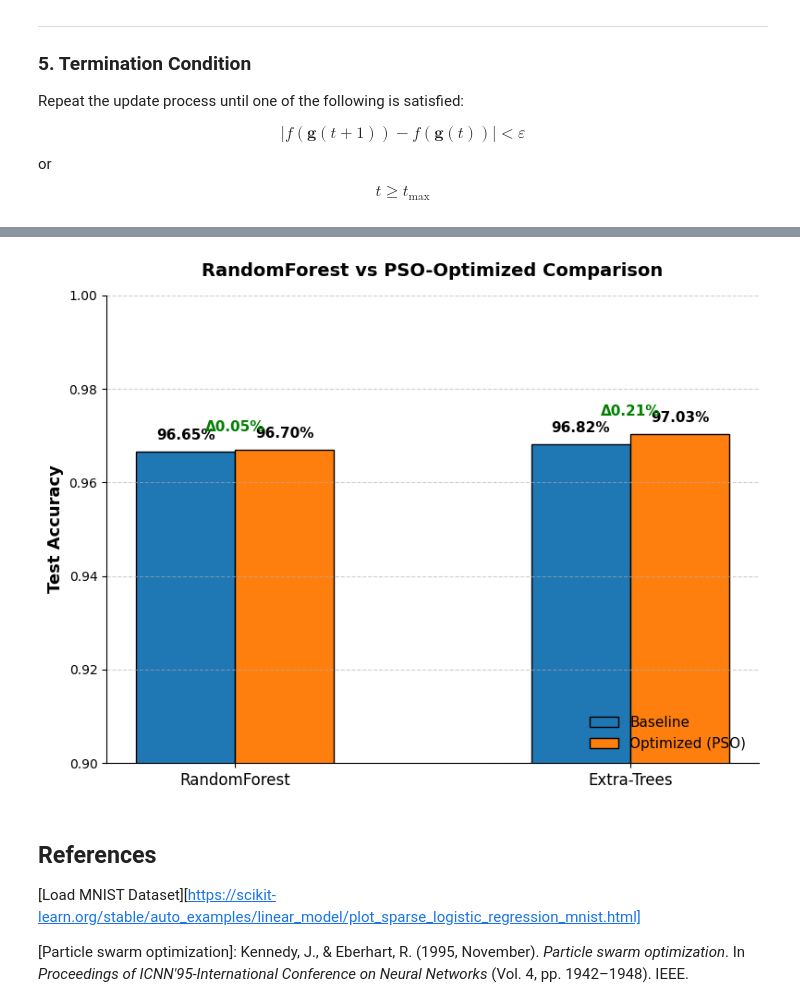
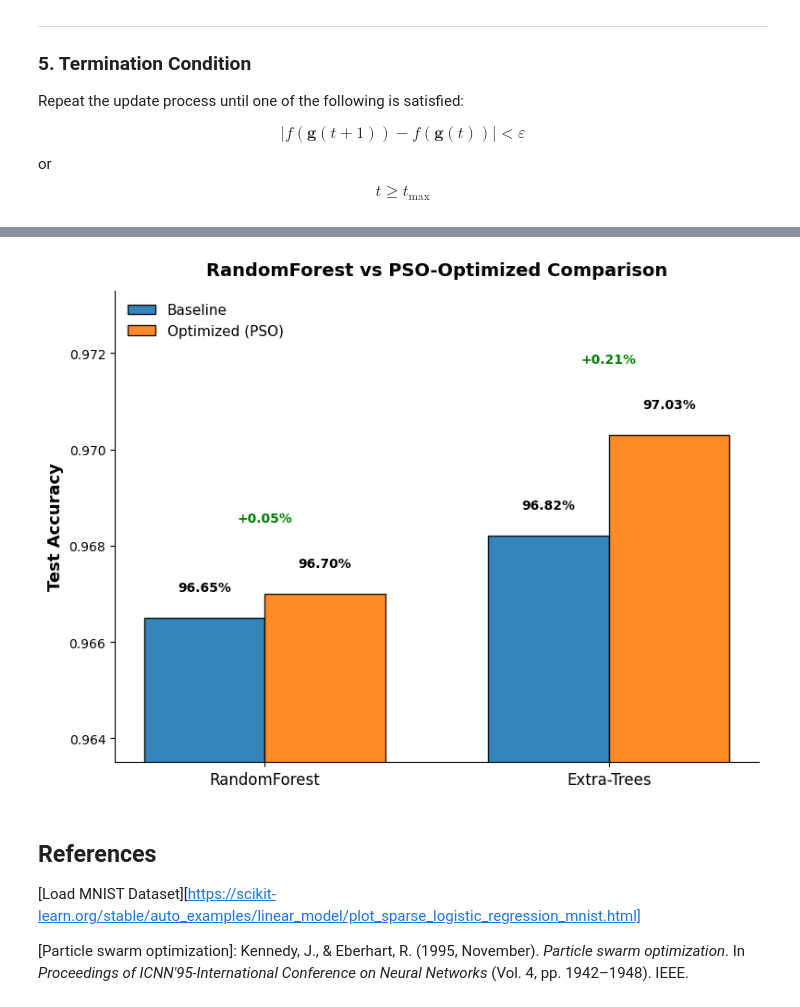
Before and after one commit to appleiphonedddd/NCNU_ML_HW2, a Jupyter notebook: MNIST.ipynb, the cells around one changed output, grey strips where cells are left out. Saved outputs shown, nothing was run; the diff lists cells and outputs as text; code cells hidden in the pictures.

```diff
--- a/MNIST.ipynb
+++ b/MNIST.ipynb
@@ -619,7 +619,7 @@ def fitness_function(params):
 
     return 1 - val_acc  # Minimize the error
 
-def pso_optimize(fitness_func, bounds, num_particles=10, max_iter=10):
+def pso_optimize(fitness_func, bounds, num_particles=10, max_iter=20):
     dim = len(bounds)
     particles = np.random.rand(num_particles, dim)
     for i in range(dim):
@@ -708,42 +718,73 @@ Test accuracy (Optimized Extra-Trees): 97.03%
 # %%
 # Show optimized classifiers test accuracy comparison bar chart, comparing with previous results.
 
 groups = ['RandomForest', 'Extra-Trees']
 
 baseline_acc = [rf_test_acc, et_test_acc]
 optimized_acc = [optimized_rf_test_acc, optimized_et_test_acc]
 
 x = np.arange(len(groups))
-width = 0.25
+width = 0.35
 
 plt.figure(figsize=(8, 6))
 
-bars1 = plt.bar(x - width/2, baseline_acc, width, label='Baseline', color='#1f77b4', edgecolor='black')
-bars2 = plt.bar(x + width/2, optimized_acc, width, label='Optimized (PSO)', color='#ff7f0e', edgecolor='black')
+bars1 = plt.bar(
+    x - width/2, baseline_acc, width,
+    label='Baseline',
+    color='#1f77b4',
+    edgecolor='black',
+    alpha=0.9
+)
+bars2 = plt.bar(
+    x + width/2, optimized_acc, width,
+    label='Optimized (PSO)',
+    color='#ff7f0e',
+    edgecolor='black',
+    alpha=0.9
+)
 
 plt.ylabel('Test Accuracy', fontsize=13, fontweight='bold')
-plt.title('RandomForest vs PSO-Optimized Comparison', fontsize=14, fontweight='bold', pad=15)
+plt.title('RandomForest vs PSO-Optimized Comparison',
+          fontsize=14, fontweight='bold', pad=12)
 plt.xticks(x, groups, fontsize=12)
-plt.ylim(0.9, 1.0)
-plt.legend(fontsize=11, loc='lower right', frameon=False)
+
+y_min = min(baseline_acc + optimized_acc) - 0.003
+y_max = max(baseline_acc + optimized_acc) + 0.003
+plt.ylim(y_min, y_max)
+
+plt.legend(fontsize=11, loc='upper left', frameon=False)
 
 for bars, accs in zip([bars1, bars2], [baseline_acc, optimized_acc]):
     for bar, acc in zip(bars, accs):
-        plt.text(bar.get_x() + bar.get_width()/2, bar.get_height() + 0.002,
-                 f"{acc * 100:.2f}%", ha='center', va='bottom', fontsize=11, fontweight='bold')
+        plt.text(
+            bar.get_x() + bar.get_width()/2,
+            bar.get_height() + 0.0005,
+            f"{acc * 100:.2f}%",
+            ha='center', va='bottom',
+            fontsize=10, fontweight='bold'
+        )
 
 for i in range(len(groups)):
     delta = (optimized_acc[i] - baseline_acc[i]) * 100
-    plt.text(x[i], max(baseline_acc[i], optimized_acc[i]) + 0.004,
-             f"Δ{delta:.2f}%", ha='center', fontsize=11, color='green', fontweight='bold')
+    top = max(baseline_acc[i], optimized_acc[i])
+    plt.text(
+        x[i],
+        top + 0.0015,
+        f"+{delta:.2f}%",
+        ha='center',
+        fontsize=10,
+        color='green',
+        fontweight='bold'
+    )
 
-plt.grid(axis='y', linestyle='--', alpha=0.6)
-plt.gca().spines['top'].set_visible(False)
-plt.gca().spines['right'].set_visible(False)
+ax = plt.gca()
+ax.spines['top'].set_visible(False)
+ax.spines['right'].set_visible(False)
+
 plt.tight_layout()
 plt.show()
 # %% [output]
-[figure, old version]
+[figure, new version]
 # %% [markdown]
 ## References
 
```
Also changed, not shown: parts of 2 cells of this notebook.
